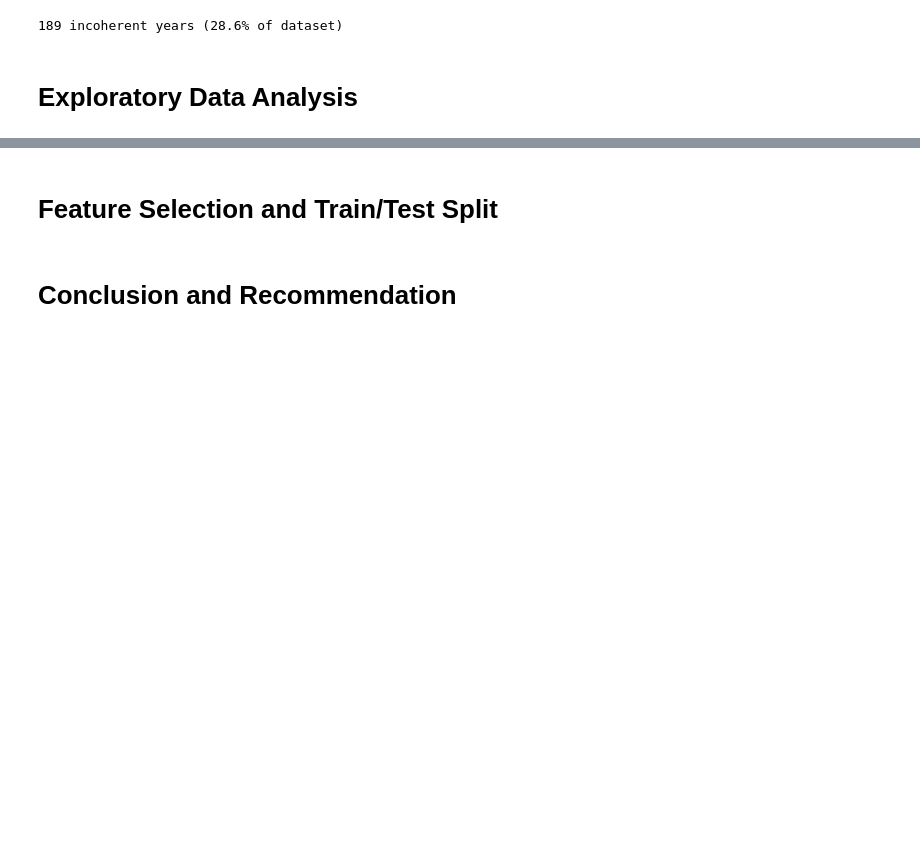
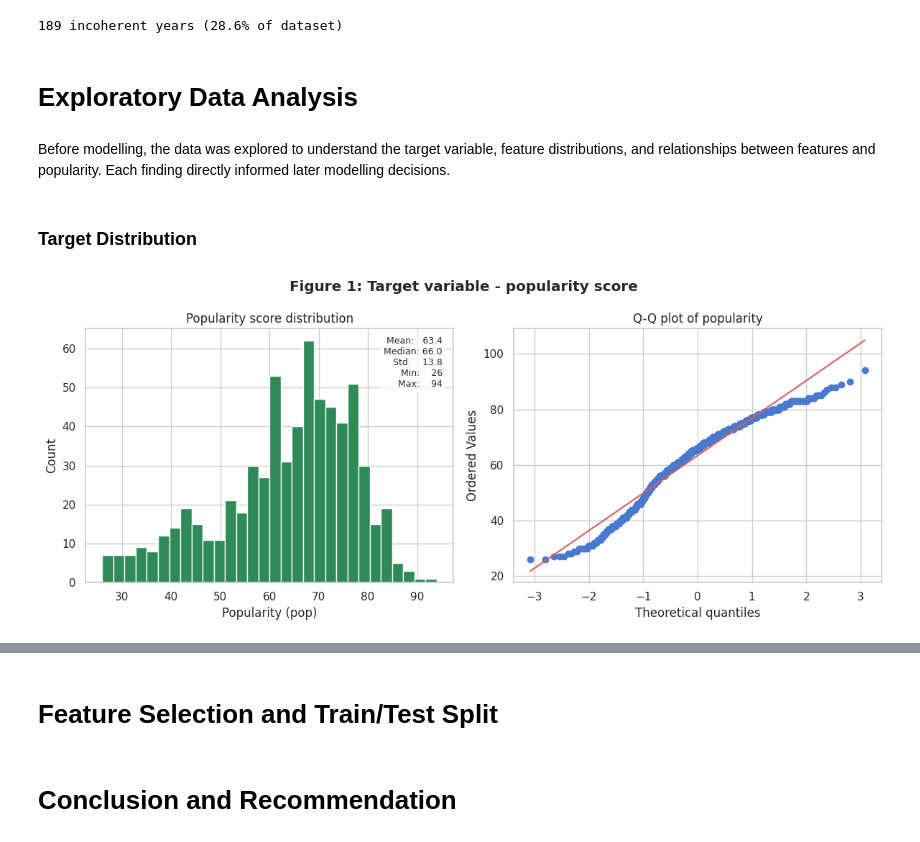
Before and after one commit to r-leeper/scu_spotify_past_decades, a Jupyter notebook: submission_draft.ipynb, the cells around one changed output, grey strips where cells are left out. Saved outputs shown, nothing was run; the diff lists cells and outputs as text; code cells hidden in the pictures; blank space fills up the shorter version.

```diff
--- a/submission_draft.ipynb
+++ b/submission_draft.ipynb
@@ -87,3 +87,55 @@ print(f"{combined_df['incoherent_year'].sum()} incoherent years ({(combined_df['
 189 incoherent years (28.6% of dataset)
 # %% [markdown]
 # Exploratory Data Analysis
+# %% [markdown]
+Before modelling, the data was explored to understand the target variable, feature distributions, and relationships between features and popularity. Each finding directly informed later modelling decisions.
+# %%
+# EDA imports
+import matplotlib.pyplot as plt
+import seaborn as sns
+import numpy as np
+
+# Consistent styles across plots
+sns.set_theme(style="whitegrid", palette="muted")
+FIGSIZE_SINGLE = (10, 8)
+FIGSIZE_WIDE   = (12, 5)
+FIGSIZE_GRID   = (14, 10)
+# %% [markdown]
+### Target Distribution
+# %%
+### Popularity distribution ###
+
+# Figure - side by side plots
+fig, axes = plt.subplots(1, 2, figsize=FIGSIZE_WIDE)
+
+# Histogram of pop
+axes[0].hist(combined_df["pop"], bins=30, color="seagreen", edgecolor="white")
+axes[0].set_title("Popularity score distribution")
+axes[0].set_xlabel("Popularity (pop)")
+axes[0].set_ylabel("Count")
+
+# Add summary stats text box
+stats = combined_df["pop"].describe()
+textstr = "\n".join([
+    f"Mean:   {stats['mean']:.1f}",
+    f"Median: {stats['50%']:.1f}",
+    f"Std:    {stats['std']:.1f}",
+    f"Min:    {stats['min']:.0f}",
+    f"Max:    {stats['max']:.0f}",
+])
+
+# Position text box top right
+axes[0].text(0.97, 0.97, textstr, transform=axes[0].transAxes,  # use axes co-ordinatess
+             fontsize=9, verticalalignment="top", horizontalalignment="right",
+             bbox=dict(boxstyle="round", facecolor="white", alpha=0.7))
+
+# Q-Q plot to assess normality of pop
+from scipy import stats as scipy_stats
+scipy_stats.probplot(combined_df["pop"], dist="norm", plot=axes[1])
+axes[1].set_title("Q-Q plot of popularity")
+
+plt.suptitle("Figure 1: Target variable - popularity score", fontweight="bold")
+plt.tight_layout()
+plt.show()
+# %% [output]
+[figure, added]
```
Also changed, not shown: parts of 12 cells of this notebook.
